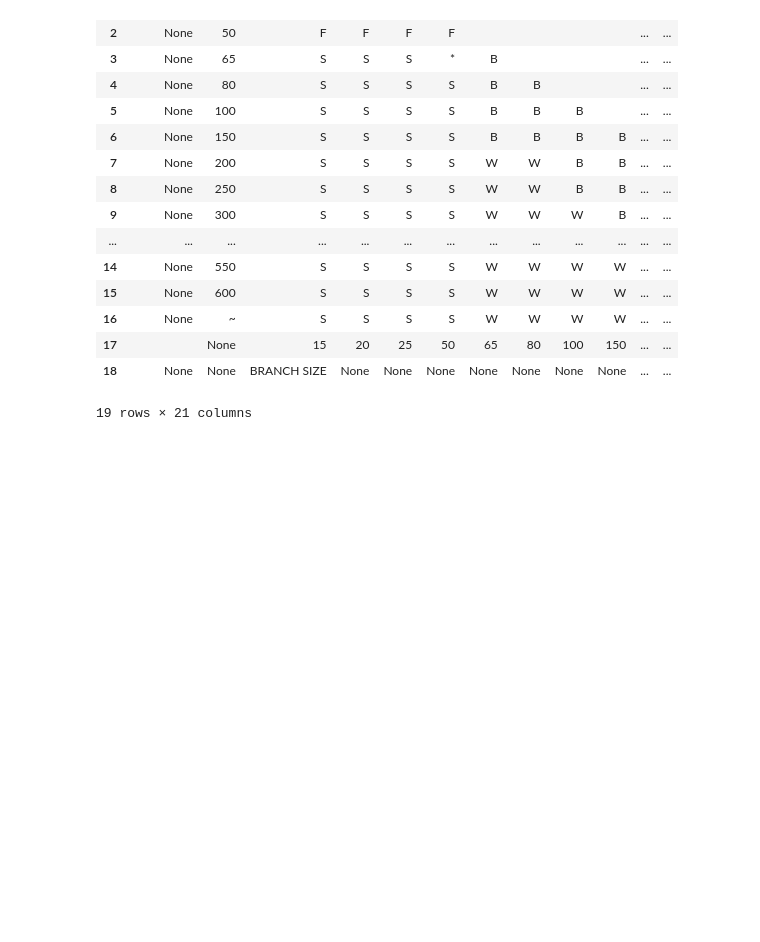
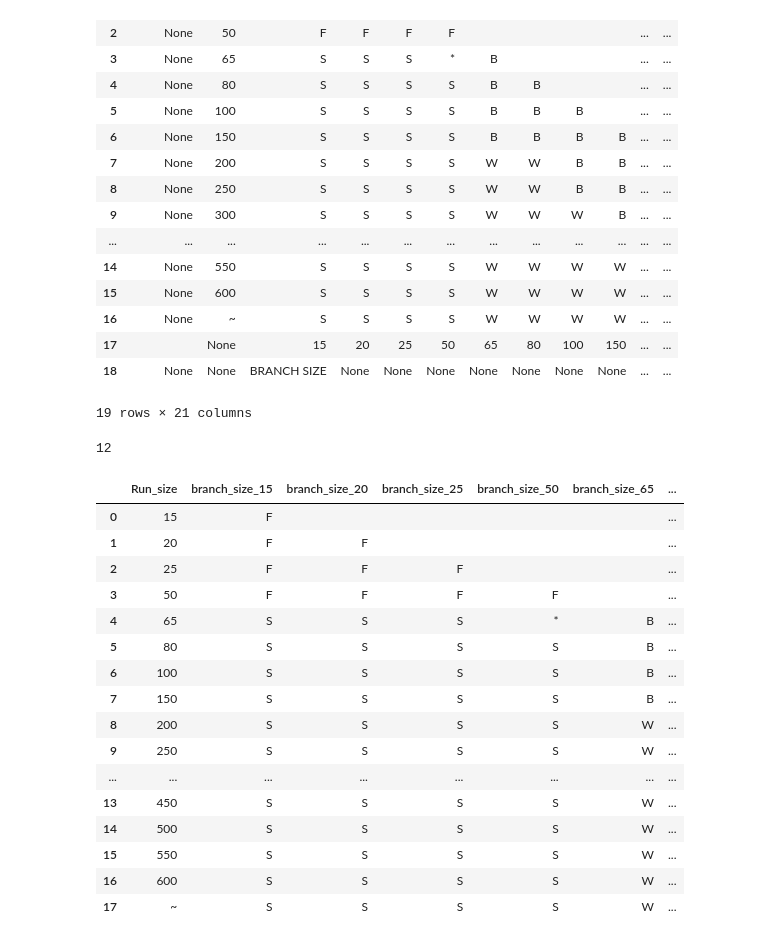
Before and after one commit to ggapsang/hello-pms, a Jupyter notebook: 01_extract_text_from_pdf.ipynb, the cells around one changed output. Cells and saved outputs as stored; diff of their text form; code cells hidden in the pictures; blank space fills up the shorter version.

```diff
--- a/01_extract_text_from_pdf.ipynb
+++ b/01_extract_text_from_pdf.ipynb
@@ -710,3 +710,43 @@ pdf_dfs[40]
 | 17 |  | None | 15 | 20 | 25 | 50 | 65 | 80 | 100 | 150 | ... | ... |
 | 18 | None | None | BRANCH SIZE | None | None | None | None | None | None | None | ... | ... |
 19 rows × 21 columns
+# %%
+df = pdf_dfs[40]
+table_name = 'Branch Table : Steam, Condensate, Water, Utility for 150# over'
+df_transposed = df.T
+df_transposed_reset = df_transposed.reset_index()
+df2 = df_transposed_reset.T
+df2.drop(columns=0, inplace=True)
+df2.drop(columns=[19, 20], inplace=True)
+df2.columns = ['Run_size', 'branch_size_15', 'branch_size_20', 'branch_size_25', 'branch_size_50', 'branch_size_65', 'branch_size_80', 'branch_size_100', 'branch_size_150', 'branch_size_200', 'branch_size_250', 'branch_size_300', 'branch_size_350', 'branch_size_400', 'branch_size_450', 'branch_size_500', 'branch_size_550', 'branch_size_600']
+df2.drop(index=[17, 18], inplace=True)
+df2.loc[16, 'branch_size_350'] = 'The criteria is ASME B 16.9 for TEE size range'
+df2.loc[16, 'branch_size_400'] = 'The criteria is ASME B 16.9 for TEE size range'
+df2.loc[16, 'branch_size_450'] = 'The criteria is ASME B 16.9 for TEE size range'
+df2.loc[16, 'branch_size_500'] = 'The criteria is ASME B 16.9 for TEE size range'
+df2.loc[16, 'branch_size_550'] = 'The criteria is ASME B 16.9 for TEE size range'
+df2.loc[16, 'branch_size_600'] = 'The criteria is ASME B 16.9 for TEE size range'
+df2.reset_index(drop=True, inplace=True)
+dict_name_df = {table_name: df2}
+preprocessing_dfs.append(dict_name_df)
+print(len(preprocessing_dfs))
+df2
+# %% [output]
+12
+|  | Run_size | branch_size_15 | branch_size_20 | branch_size_25 | branch_size_50 | branch_size_65 | ... |
+| 0 | 15 | F |  |  |  |  | ... |
+| 1 | 20 | F | F |  |  |  | ... |
+| 2 | 25 | F | F | F |  |  | ... |
+| 3 | 50 | F | F | F | F |  | ... |
+| 4 | 65 | S | S | S | * | B | ... |
+| 5 | 80 | S | S | S | S | B | ... |
+| 6 | 100 | S | S | S | S | B | ... |
+| 7 | 150 | S | S | S | S | B | ... |
+| 8 | 200 | S | S | S | S | W | ... |
+| 9 | 250 | S | S | S | S | W | ... |
+| ... | ... | ... | ... | ... | ... | ... | ... |
+| 13 | 450 | S | S | S | S | W | ... |
+| 14 | 500 | S | S | S | S | W | ... |
+| 15 | 550 | S | S | S | S | W | ... |
+| 16 | 600 | S | S | S | S | W | ... |
+| 17 | ~ | S | S | S | S | W | ... |
```
Also changed, not shown: parts of 20 cells of this notebook, 1 other file.
